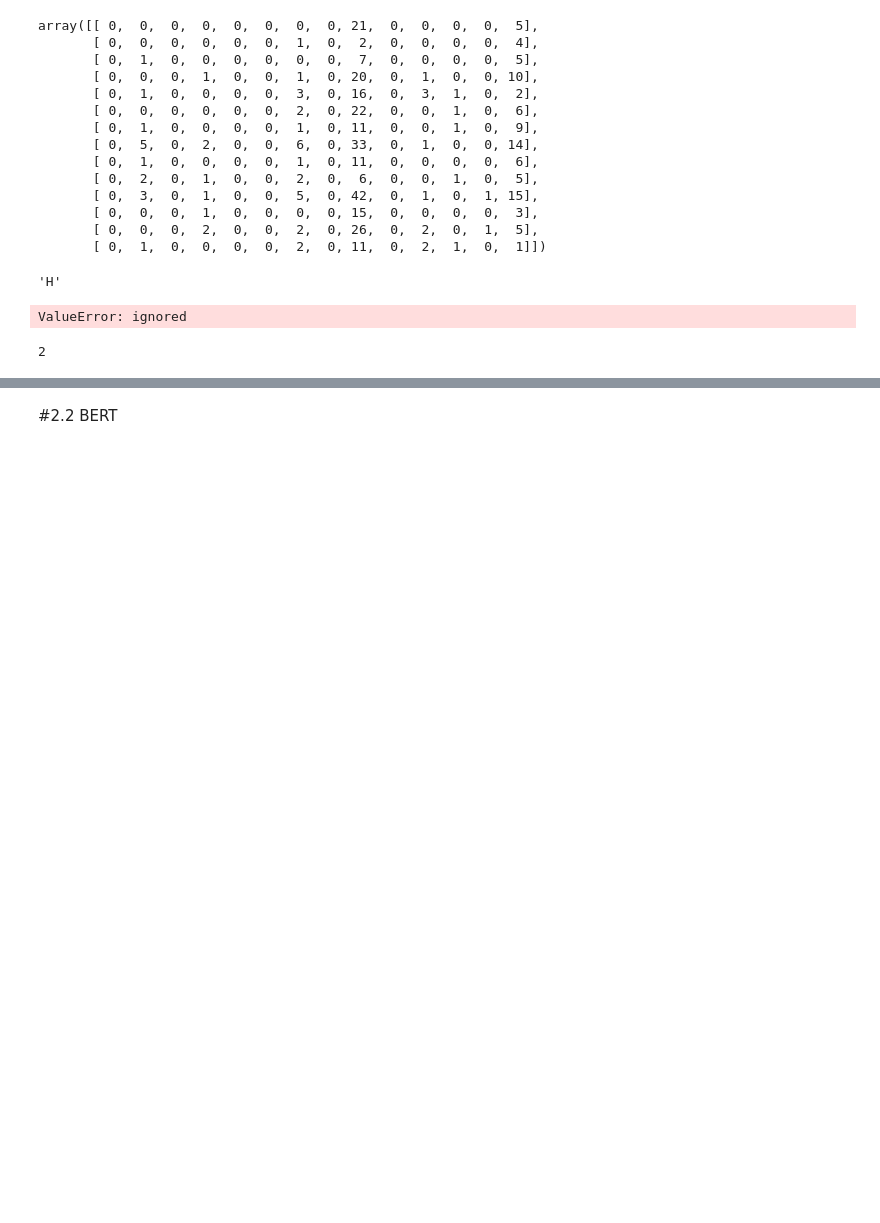
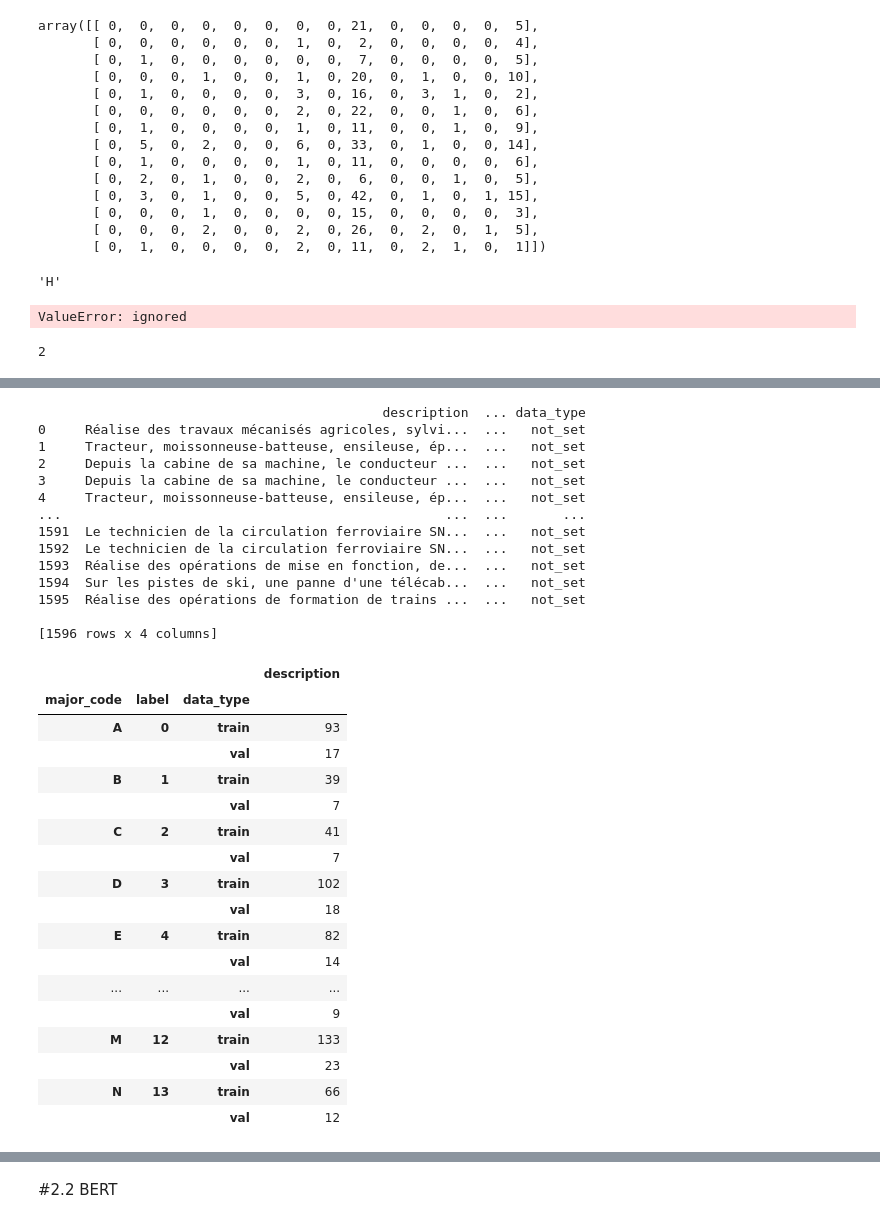
Before and after one commit to ARKEnsae/JobDomainPrediction_NLP, a Jupyter notebook: Prévision_catégorie_métier_ROME.ipynb, the cells around one changed output, grey strips where cells are left out. Cells and saved outputs as stored; diff of their text form; code cells hidden in the pictures; blank space fills up the shorter version.

```diff
--- a/Prévision_catégorie_métier_ROME.ipynb
+++ b/Prévision_catégorie_métier_ROME.ipynb
@@ -434,3 +446,7 @@ class SequenceLabeller(nn.Module):
         tag_scores = F.log_softmax(tag_space, dim=1) # Computationally efficient for the criterion
         # 2 ou 1 ? ici on voit 1 plutôt https://pytorch.org/tutorials/beginner/nlp/sequence_models_tutorial.html
         return tag_scores
+# %%
+# We keep only the relevant columns
+data_lstm = data.copy()[["description", "major_code"]]
+data_lstm
@@ -779,0 +1068,13 @@ def show_eval(y_true, y_pred, lb_trained, clf):
+# %%
+data_bert = data.copy()[["description", "major_code"]]
+data_bert = data_bert.rename(columns={"major_code": "label"})
+
+# we change the grades to 0-numbering
+tag_to_ix = {}
+i=0
+for code in data_bert["label"].unique():
+  tag_to_ix[code]=i
+  i += 1
+print(tag_to_ix)
+data_bert['label'] = data_bert['label'].apply(lambda x: tag_to_ix[x])
+data_bert
@@ -779,0 +1433,13 @@ def show_eval(y_true, y_pred, lb_trained, clf):
+# %%
+data_bert = data.copy()[["description", "major_code"]]
+#data_bert = data_bert.rename(columns={"major_code": "label"})
+
+# we change the grades to 0-numbering
+tag_to_ix = {}
+i=0
+for code in data_bert["major_code"].unique():
+  tag_to_ix[code]=i
+  i += 1
+print(tag_to_ix)
+data_bert['label'] = data_bert.major_code.replace(tag_to_ix)
+data_bert
@@ -779,0 +1461,48 @@ def show_eval(y_true, y_pred, lb_trained, clf):
+# %%
+from sklearn.model_selection import train_test_split
+
+X_train, X_val, y_train, y_val = train_test_split(data_bert.index.values,
+                                                  data_bert.label.values,
+                                                  test_size=0.15,
+                                                  random_state=42,
+                                                  stratify=data_bert.label.values)
+
+data_bert['data_type'] = ['not_set']*data_bert.shape[0]
+print(data_bert)
+data_bert.loc[X_train, 'data_type'] = 'train'
+data_bert.loc[X_val, 'data_type'] = 'val'
+
+data_bert.groupby(['major_code', 'label', 'data_type']).count()
+# %% [output]
+                                            description  ... data_type
+0     Réalise des travaux mécanisés agricoles, sylvi...  ...   not_set
+1     Tracteur, moissonneuse-batteuse, ensileuse, ép...  ...   not_set
+2     Depuis la cabine de sa machine, le conducteur ...  ...   not_set
+3     Depuis la cabine de sa machine, le conducteur ...  ...   not_set
+4     Tracteur, moissonneuse-batteuse, ensileuse, ép...  ...   not_set
+...                                                 ...  ...       ...
+1591  Le technicien de la circulation ferroviaire SN...  ...   not_set
+1592  Le technicien de la circulation ferroviaire SN...  ...   not_set
+1593  Réalise des opérations de mise en fonction, de...  ...   not_set
+1594  Sur les pistes de ski, une panne d'une télécab...  ...   not_set
+1595  Réalise des opérations de formation de trains ...  ...   not_set
+
+[1596 rows x 4 columns]
+|  |  |  | description |
+| major_code | label | data_type |  |
+| A | 0 | train | 93 |
+|  |  | val | 17 |
+| B | 1 | train | 39 |
+|  |  | val | 7 |
+| C | 2 | train | 41 |
+|  |  | val | 7 |
+| D | 3 | train | 102 |
+|  |  | val | 18 |
+| E | 4 | train | 82 |
+|  |  | val | 14 |
+| ... | ... | ... | ... |
+|  |  | val | 9 |
+| M | 12 | train | 133 |
+|  |  | val | 23 |
+| N | 13 | train | 66 |
+|  |  | val | 12 |
```
Also changed, not shown: parts of 66 cells of this notebook.
